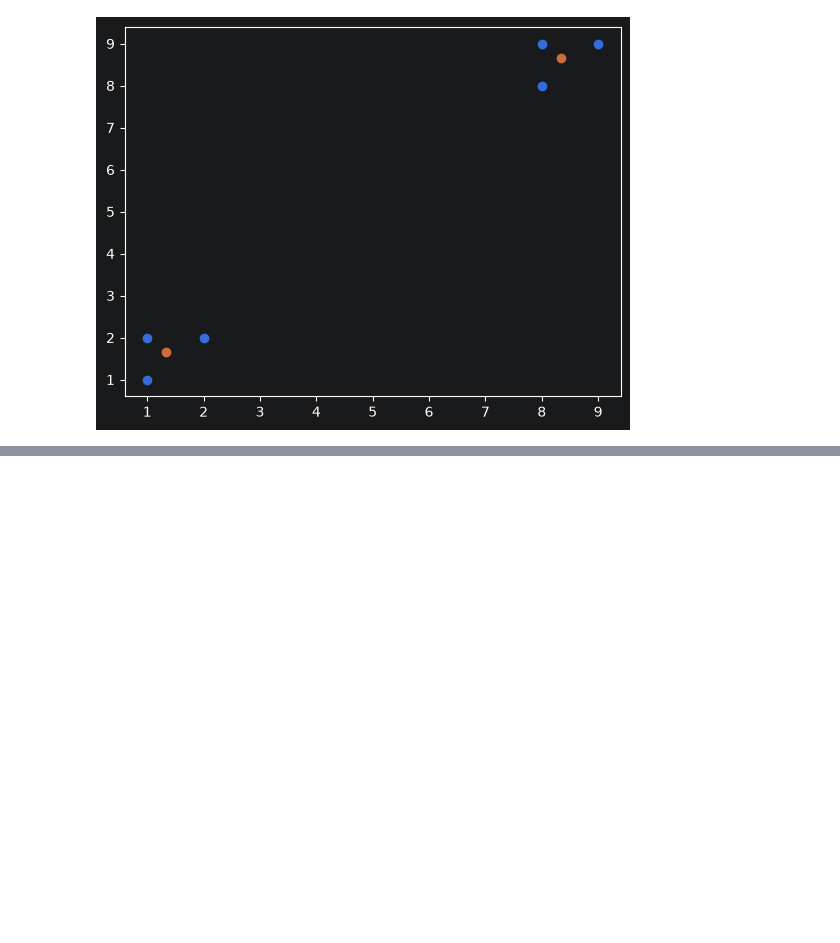
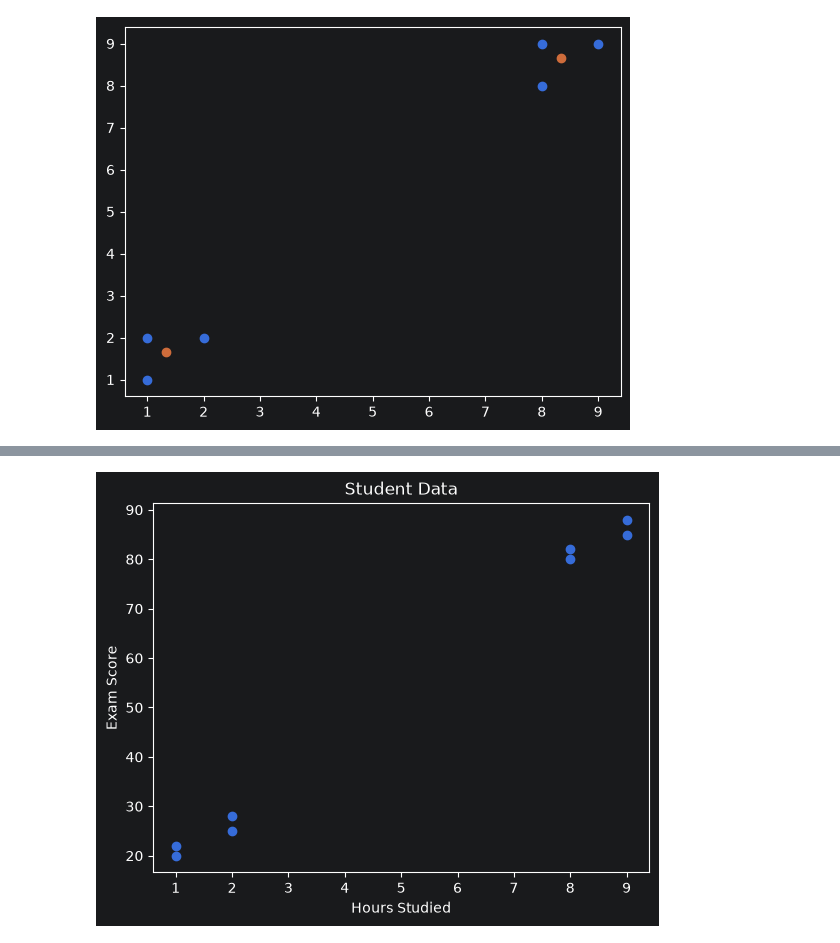
Before and after one commit to MUHAMMADZARYABKHAN-21/new.py, a Jupyter notebook: SCIKIT/Lesson25K_means_clustering.ipynb, the cells around one changed output, grey strips where cells are left out. Drawn from its saved outputs; the diff is of its cells as text; code cells hidden in the pictures; blank space fills up the shorter version.

```diff
--- a/SCIKIT/Lesson25K_means_clustering.ipynb
+++ b/SCIKIT/Lesson25K_means_clustering.ipynb
@@ -111,0 +116,11 @@ plt.scatter(
+# %%
+import pandas as pd
+
+data = {
+    "Hours_Studied": [1, 2, 1, 2, 8, 9, 8, 9],
+    "Exam_Score":   [20, 25, 22, 28, 80, 85, 82, 88]
+}
+
+df = pd.DataFrame(data)
+
+print(df)
@@ -111,0 +137,15 @@ plt.scatter(
+# %%
+import matplotlib.pyplot as plt
+
+plt.scatter(
+    df["Hours_Studied"],
+    df["Exam_Score"]
+)
+
+plt.xlabel("Hours Studied")
+plt.ylabel("Exam Score")
+plt.title("Student Data")
+
+plt.show()
+# %% [output]
+[figure, added]
```
Also changed, not shown: parts of 6 cells of this notebook.
